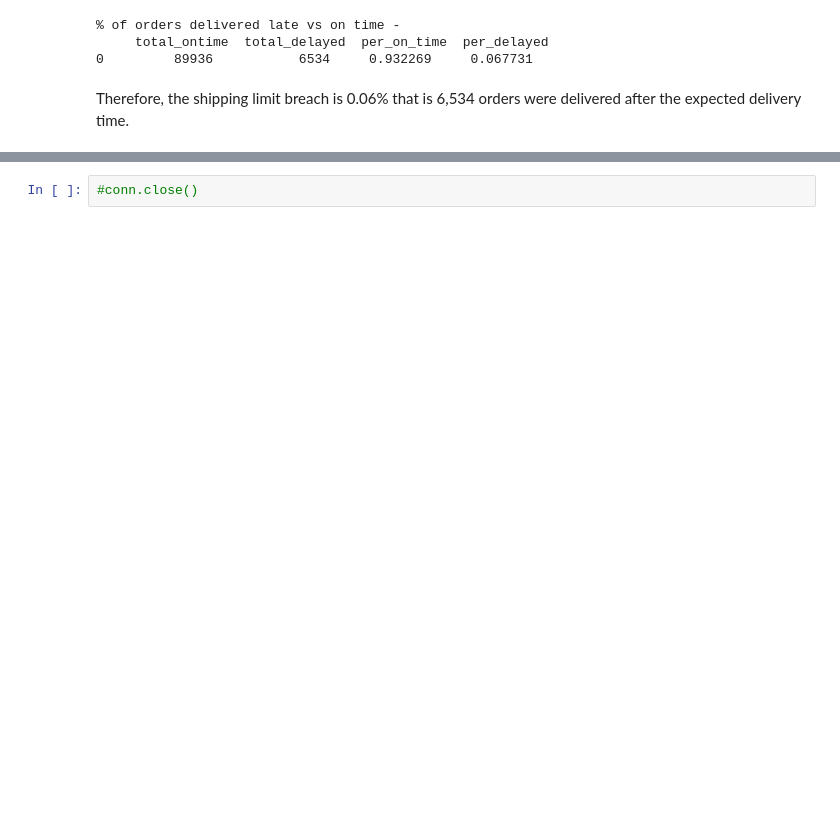
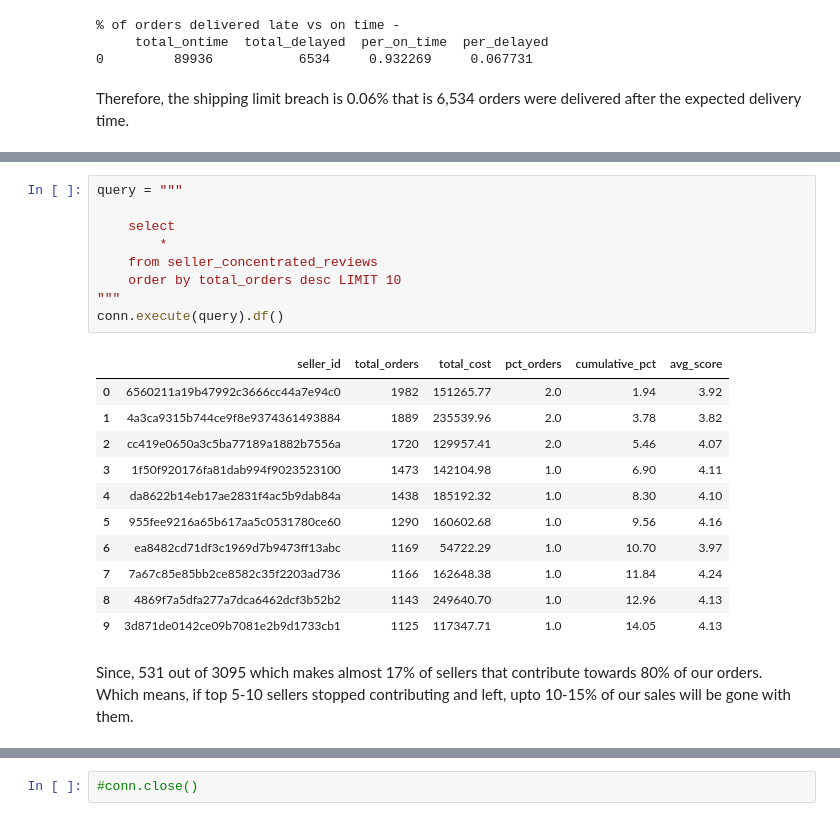
Before and after one commit to tejalig/olist-analysis, a Jupyter notebook: notebooks/05_EDA.ipynb, the cells around one changed output, grey strips where cells are left out. Cells and saved outputs as stored; diff of their text form; blank space fills up the shorter version.

```diff
--- a/notebooks/05_EDA.ipynb
+++ b/notebooks/05_EDA.ipynb
@@ -398,0 +366,23 @@ for m in range(0, len(marts)):
+# %%
+query = """
+
+    select
+        *
+    from seller_concentrated_reviews
+    order by total_orders desc LIMIT 10
+"""
+conn.execute(query).df()
+# %% [output]
+|  | seller_id | total_orders | total_cost | pct_orders | cumulative_pct | avg_score |
+| 0 | 6560211a19b47992c3666cc44a7e94c0 | 1982 | 151265.77 | 2.0 | 1.94 | 3.92 |
+| 1 | 4a3ca9315b744ce9f8e9374361493884 | 1889 | 235539.96 | 2.0 | 3.78 | 3.82 |
+| 2 | cc419e0650a3c5ba77189a1882b7556a | 1720 | 129957.41 | 2.0 | 5.46 | 4.07 |
+| 3 | 1f50f920176fa81dab994f9023523100 | 1473 | 142104.98 | 1.0 | 6.90 | 4.11 |
+| 4 | da8622b14eb17ae2831f4ac5b9dab84a | 1438 | 185192.32 | 1.0 | 8.30 | 4.10 |
+| 5 | 955fee9216a65b617aa5c0531780ce60 | 1290 | 160602.68 | 1.0 | 9.56 | 4.16 |
+| 6 | ea8482cd71df3c1969d7b9473ff13abc | 1169 | 54722.29 | 1.0 | 10.70 | 3.97 |
+| 7 | 7a67c85e85bb2ce8582c35f2203ad736 | 1166 | 162648.38 | 1.0 | 11.84 | 4.24 |
+| 8 | 4869f7a5dfa277a7dca6462dcf3b52b2 | 1143 | 249640.70 | 1.0 | 12.96 | 4.13 |
+| 9 | 3d871de0142ce09b7081e2b9d1733cb1 | 1125 | 117347.71 | 1.0 | 14.05 | 4.13 |
+# %% [markdown]
+Since, 531 out of 3095 which makes almost 17% of sellers that contribute towards 80% of our orders. Which means, if top 5-10 sellers stopped contributing and left, upto 10-15% of our sales will be gone with them.
```
Also changed, not shown: parts of 33 cells of this notebook.
